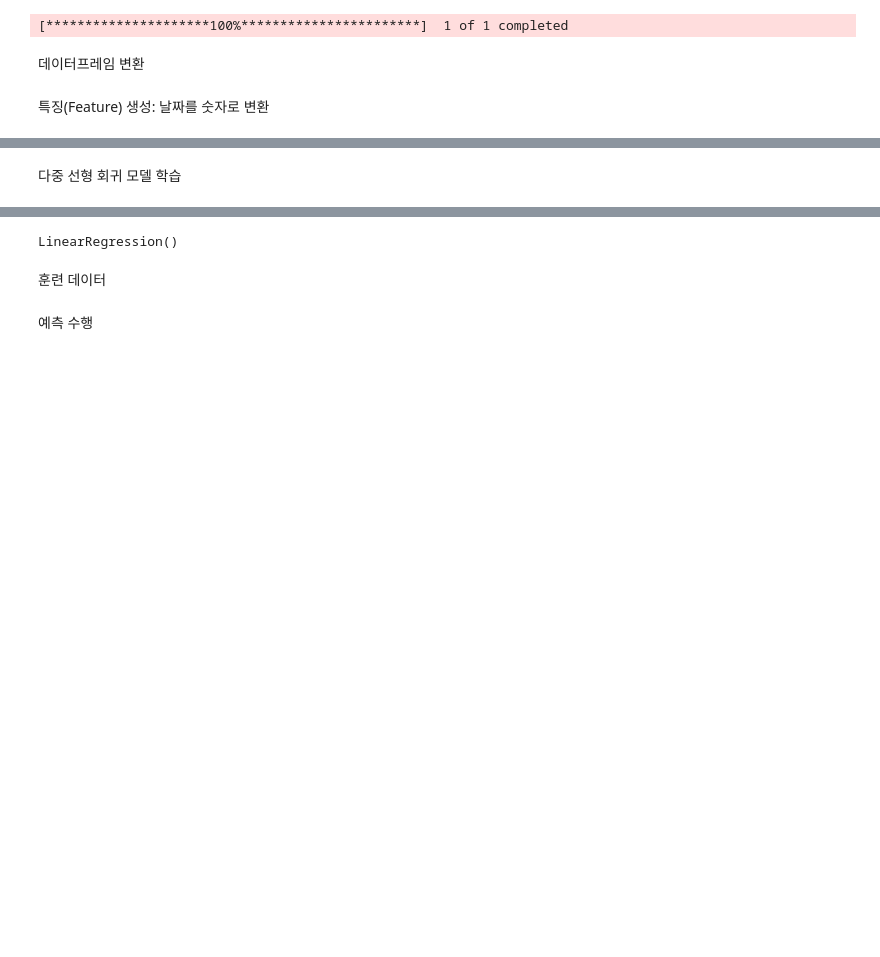
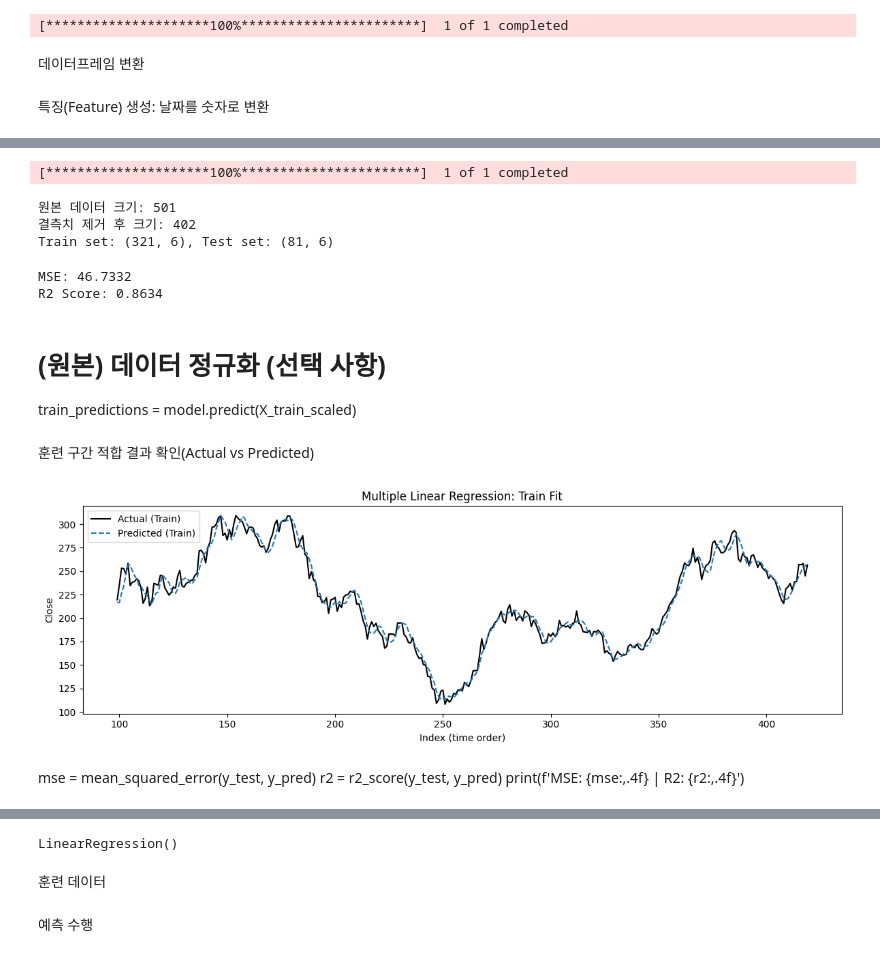
Before and after one commit to nhjung-phd/TimeSeriesAnalysis, a Jupyter notebook: notebooks/12_multi_linear_regression.ipynb, the cells around one changed output, grey strips where cells are left out. Drawn from its saved outputs; the diff is of its cells as text; code cells hidden in the pictures; blank space fills up the shorter version.

```diff
--- a/notebooks/12_multi_linear_regression.ipynb
+++ b/notebooks/12_multi_linear_regression.ipynb
@@ -77,6 +112,77 @@ X_train, X_test, y_train, y_test = train_test_split(X, y, test_size=0.2, shuffle
+# %%
+# 1. 데이터 다운로드 (기간을 충분히 확보)
+df = yf.download("TSLA", start="2022-01-01", end="2024-01-01", auto_adjust=True)
+
+# 2. 인덱스 초기화 및 기본 특징 생성
+df = df.reset_index()
+df["Day"] = np.arange(len(df))
+
+# 3. 이동평균 특징 생성
+for window in [5, 10, 20, 50, 100]:
+    df[f"MA_{window}"] = df["Close"].rolling(window=window).mean()
+
+# 4. 결측치 제거 (MA_100 때문에 초기 99행이 제거됨)
+df_cleaned = df.dropna().copy()
+
+print(f"원본 데이터 크기: {len(df)}")
+print(f"결측치 제거 후 크기: {len(df_cleaned)}")
+
+if len(df_cleaned) == 0:
+    print("⚠️ 데이터가 부족합니다. 다운로드 기간을 더 늘려주세요.")
+else:
+    # 5. X, y 설정
+    features = ["Day", "MA_5", "MA_10", "MA_20", "MA_50", "MA_100"]
+    X = df_cleaned[features]
+    y = df_cleaned["Close"]
+
+    # 6. 데이터 분할
+    X_train, X_test, y_train, y_test = train_test_split(X, y, test_size=0.2, shuffle=False)
+    print(f"Train set: {X_train.shape}, Test set: {X_test.shape}")
+# %% [output]
+[*********************100%***********************]  1 of 1 completed
+원본 데이터 크기: 501
+결측치 제거 후 크기: 402
+Train set: (321, 6), Test set: (81, 6)
+# %%
+# 7. 스케일링 및 학습
+scaler = StandardScaler()
+X_train_scaled = scaler.fit_transform(X_train)
+X_test_scaled = scaler.transform(X_test)
+
+model = LinearRegression()
+model.fit(X_train_scaled, y_train)
+
+# 8. 예측
+y_pred = model.predict(X_test_scaled)
+train_predictions = model.predict(X_train_scaled)
+
+# 9. 성능 평가
+mse = mean_squared_error(y_test, y_pred)
+r2 = r2_score(y_test, y_pred)
+print(f"MSE: {mse:.4f}")
+print(f"R2 Score: {r2:.4f}")
+# %% [output]
+MSE: 46.7332
+R2 Score: 0.8634
+# %% [markdown]
+# (원본) 데이터 정규화 (선택 사항)
+train_predictions = model.predict(X_train_scaled)
+# %% [markdown]
+훈련 구간 적합 결과 확인(Actual vs Predicted)
+# %%
+plt.figure(figsize=(12,4))
+plt.plot(y_train.index, y_train.values, label='Actual (Train)', color='black')
+plt.plot(y_train.index, train_predictions, label='Predicted (Train)', linestyle='--')
+plt.title('Multiple Linear Regression: Train Fit')
+plt.xlabel('Index (time order)'); plt.ylabel('Close')
+plt.legend(); plt.tight_layout(); plt.show()
+# %% [output]
+[figure, added]
 # %%
 scaler = StandardScaler()
 X_train_scaled = scaler.fit_transform(X_train)
 X_test_scaled = scaler.transform(X_test)
-# %% [markdown]
-다중 선형 회귀 모델 학습
+# %% [markdown]
+mse = mean_squared_error(y_test, y_pred)
+r2  = r2_score(y_test, y_pred)
+print(f'MSE: {mse:,.4f} | R2: {r2:,.4f}')
```
Also changed, not shown: parts of 27 cells of this notebook.
